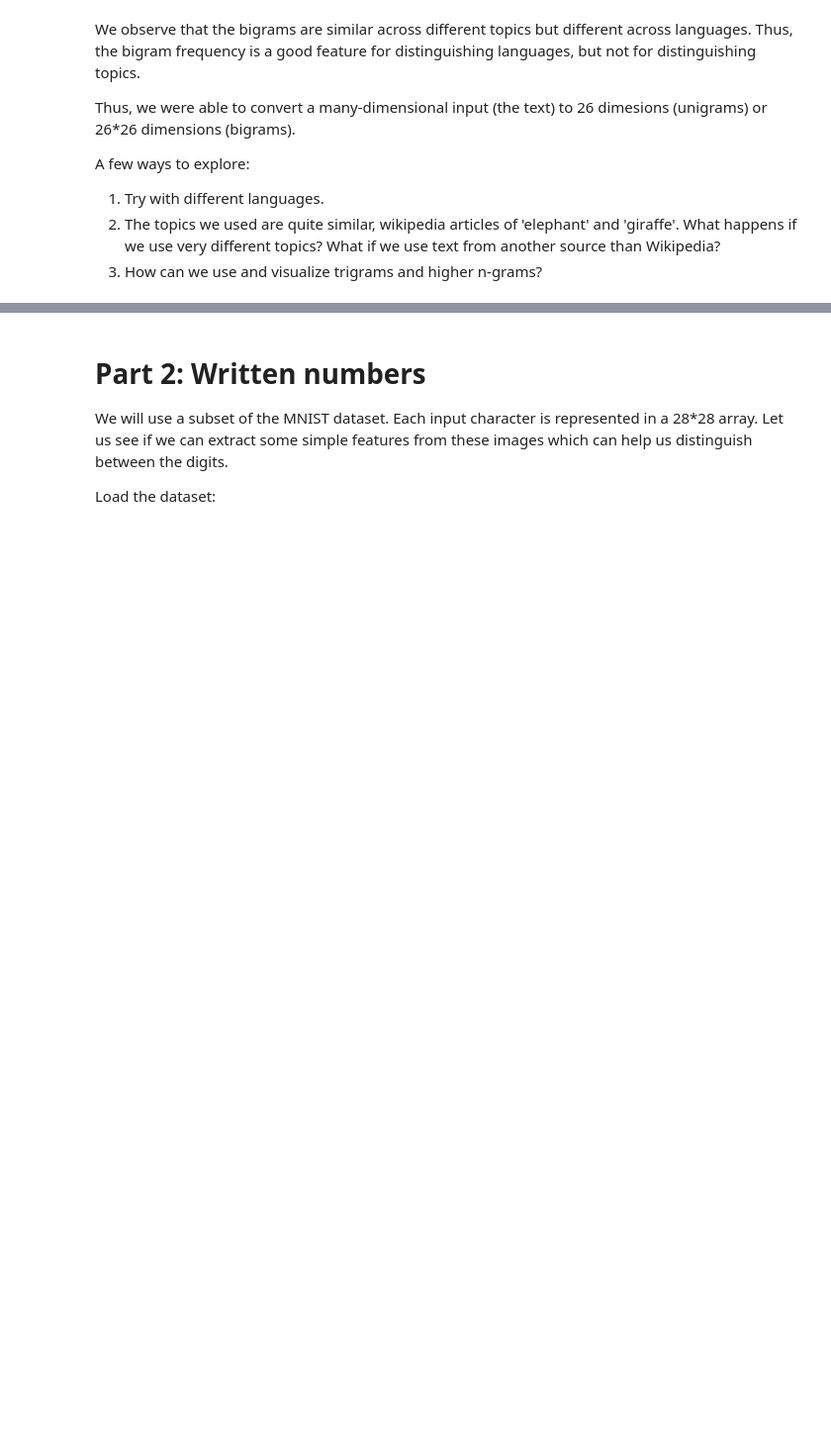
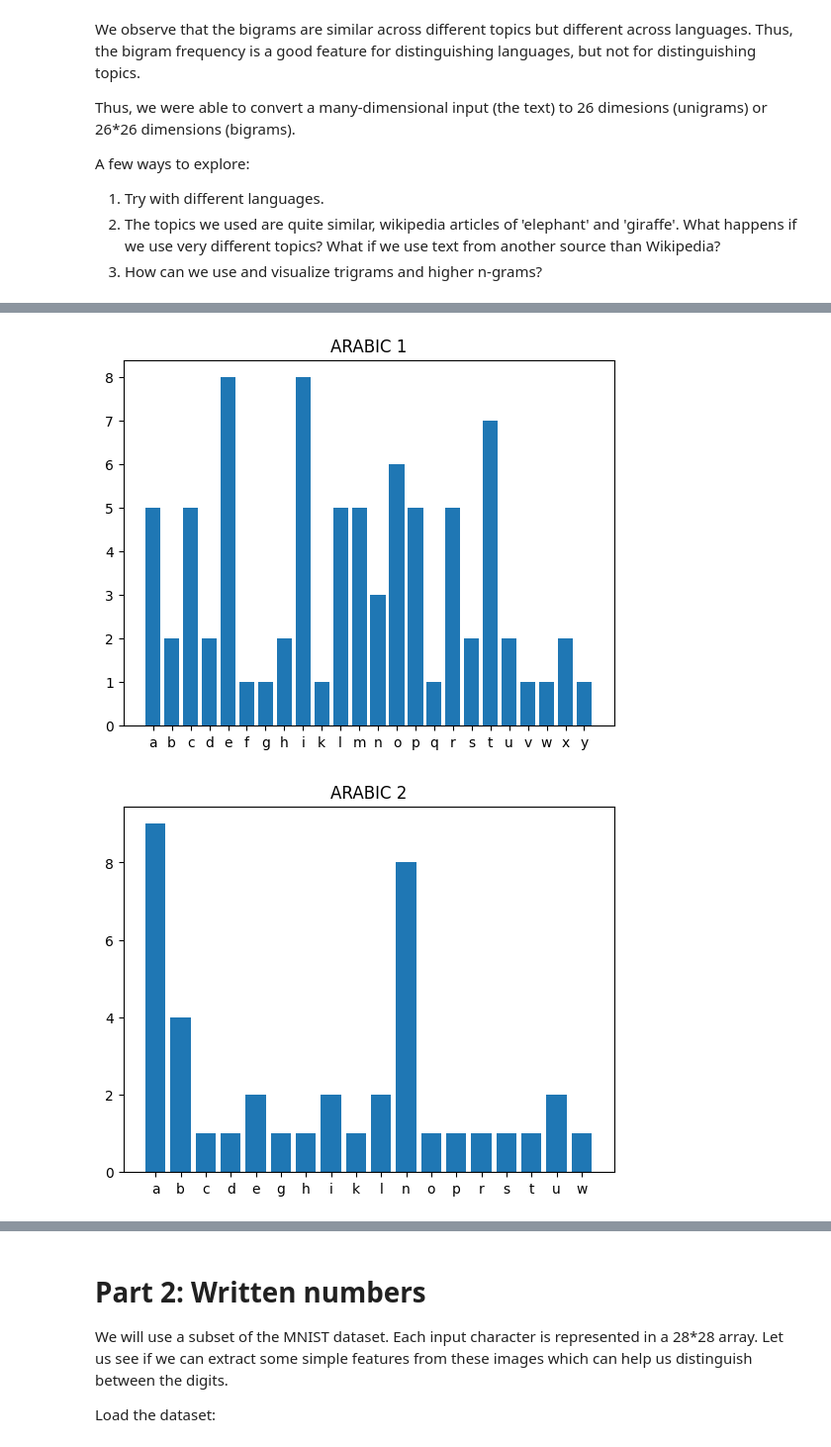
Before and after one commit to Nikithakaruturi/FMML-LAB1, a Jupyter notebook: Module_01_Lab_01_Features.ipynb, the cells around one changed output, grey strips where cells are left out. Shown at 99% size. Drawn from its saved outputs; the diff is of its cells as text; code cells hidden in the pictures; blank space fills up the shorter version.

```diff
--- a/Module_01_Lab_01_Features.ipynb
+++ b/Module_01_Lab_01_Features.ipynb
@@ -292,0 +317,23 @@ A few ways to explore:
+# %%
+bigram_arb1= Counter(ngrams(arb1,2)) # bigrams
+plothistogram(bigram_arb1)
+plt.title('ARABIC 1')
+plt.show()
+
+bigram_arb2 = Counter(ngrams(arb2,2))
+plothistogram(bigram_arb2)
+plt.title('ARABIC 2')
+plt.show()
+
+bigram_hin1 = Counter(ngrams(hin1,2))
+plothistogram(bigram_hin1)
+plt.title('HINDI 1')
+plt.show()
+
+bigram_hin2 = Counter(ngrams(hin2,2))
+plothistogram(bigram_hin2)
+plt.title('HINDI 2')
+plt.show()
+# %% [output]
+[figure, added]
+[figure, added]
```
Also changed, not shown: parts of 36 cells of this notebook.
